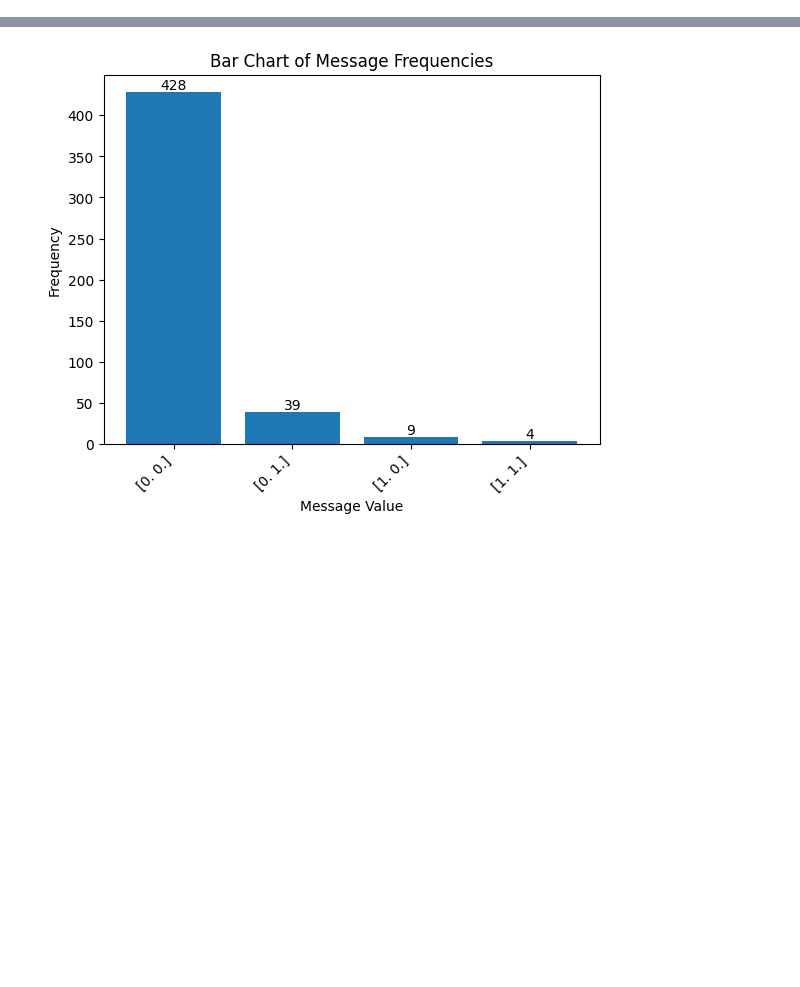
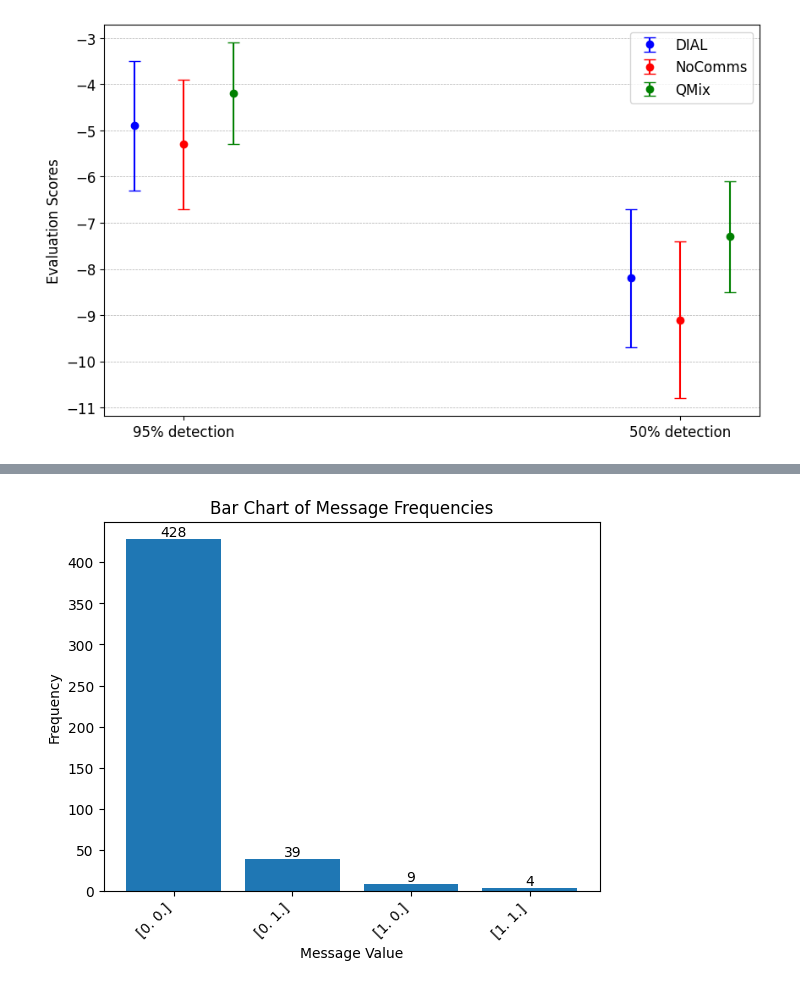
Before and after one commit to RMC-AIvsAI/CyMARL-CommFormer, a Jupyter notebook: pycomm/utils/experiment_analysis.ipynb, the cells around one changed output, grey strips where cells are left out. Saved outputs shown, nothing was run; the diff lists cells and outputs as text; code cells hidden in the pictures; blank space fills up the shorter version.

```diff
--- a/pycomm/utils/experiment_analysis.ipynb
+++ b/pycomm/utils/experiment_analysis.ipynb
@@ -44,0 +139,42 @@ plt.show()
+# %%
+import matplotlib.pyplot as plt
+import numpy as np
+
+# Define the data
+
+scenarios = ['95% detection', '50% detection']
+scores_dial = [-4.9, -8.2]
+errors_dial = [1.4, 1.5]
+scores_dial_no_comms = [-5.3, -9.1]
+errors_dial_no_comms = [1.4, 1.7]
+scores_qmix = [-4.2, -7.3]
+errors_qmix = [1.1, 1.2]
+
+
+# Position of the bars on the x-axis
+x_pos = np.arange(len(scenarios))
+
+# Size of the figure
+plt.figure(figsize=(10, 6))
+
+# Plotting the bars for dial
+plt.errorbar(x_pos - 0.1, scores_dial, yerr=errors_dial, fmt='o', capsize=5, label='DIAL', color='blue')
+
+# Plotting the bars for dial no comms
+plt.errorbar(x_pos, scores_dial_no_comms, yerr=errors_dial_no_comms, fmt='o', capsize=5, label='NoComms', color='red')
+
+# Plotting the bars for qmix
+plt.errorbar(x_pos + 0.1, scores_qmix, yerr=errors_qmix, fmt='o', capsize=5, label='QMix', color='green')
+
+# Adding labels and title
+plt.ylabel('Evaluation Scores', fontsize=12)
+plt.grid(True, axis='y', linestyle='--', linewidth=0.5)
+#plt.title('Evaluation Scores with Standard Deviation for Phase 1')
+plt.xticks(x_pos, scenarios, fontsize=12)  # Set labels manually
+plt.yticks(fontsize=12)
+plt.legend(fontsize=12)
+
+# Show the plot
+plt.show()
+# %% [output]
+[figure, added]
```
Also changed, not shown: parts of 4 cells of this notebook, 27 other files.
